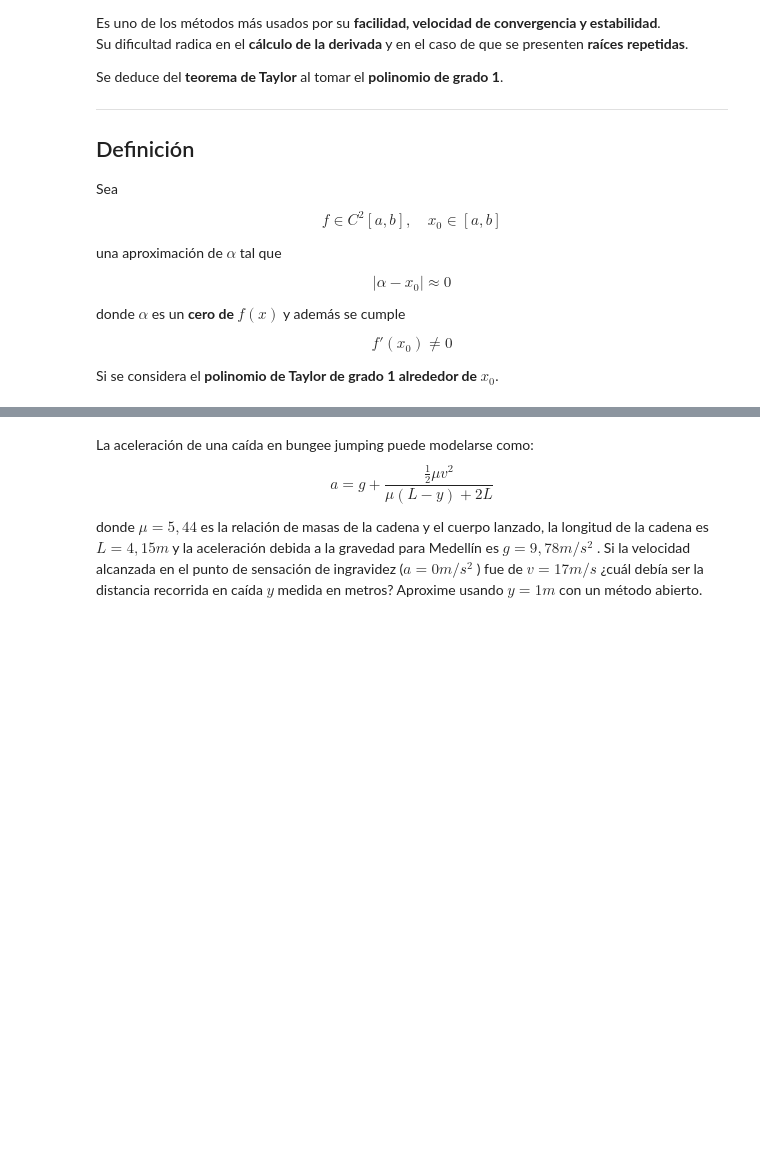
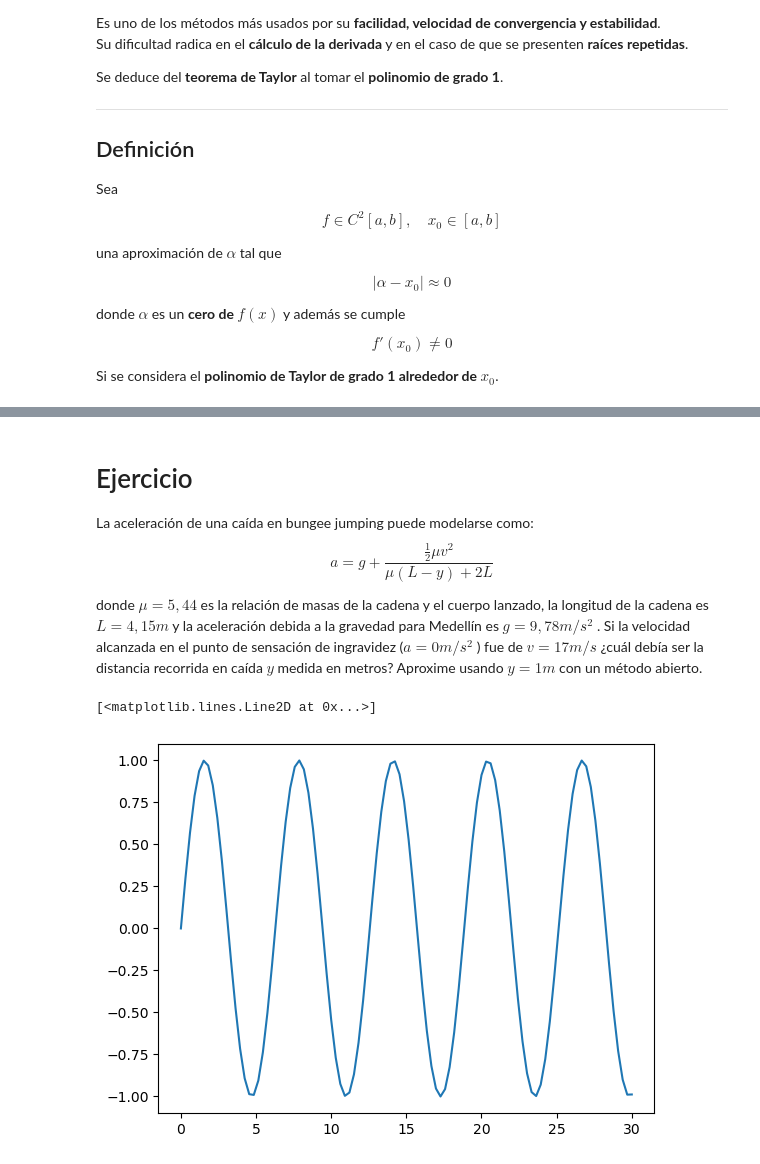
Before and after one commit to Ruales1138/Analisis-Numerico, a Jupyter notebook: ceros/newton.ipynb, the cells around one changed output, grey strips where cells are left out. Drawn from its saved outputs; the diff is of its cells as text; code cells hidden in the pictures; blank space fills up the shorter version.

```diff
--- a/ceros/newton.ipynb
+++ b/ceros/newton.ipynb
@@ -115,4 +132,5 @@ Newton(F, 1, 1e-8)
 # %% [markdown]
+# Ejercicio
  La aceleración de una caída en bungee jumping puede modelarse  como:
 \begin{equation*}
  a=g+\frac{\frac{1}{2}\mu v^2}{\mu(L-y)+2L}
@@ -133,0 +143,17 @@ v = 17
+# %%
+import numpy as np
+import matplotlib.pyplot as plt
+
+f = lambda x: np.sin(x)
+
+u = np.linspace(0, 30, 100)
+g = 9.8
+mu = 5.44
+L = 4.15
+v = 17
+h = lambda y: g+0.5*(mu)*(v)**2/(mu*(L-y)+2*(L))
+plt.plot(u, f(u))
+plt.grid()
+# %% [output]
+[<matplotlib.lines.Line2D at 0x...>]
+[figure, added]
```
Also changed, not shown: parts of 5 cells of this notebook.
